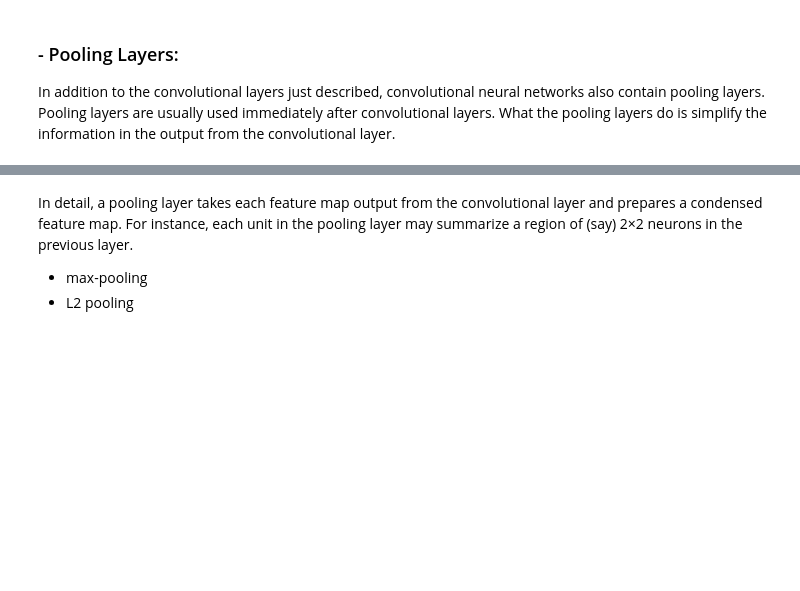
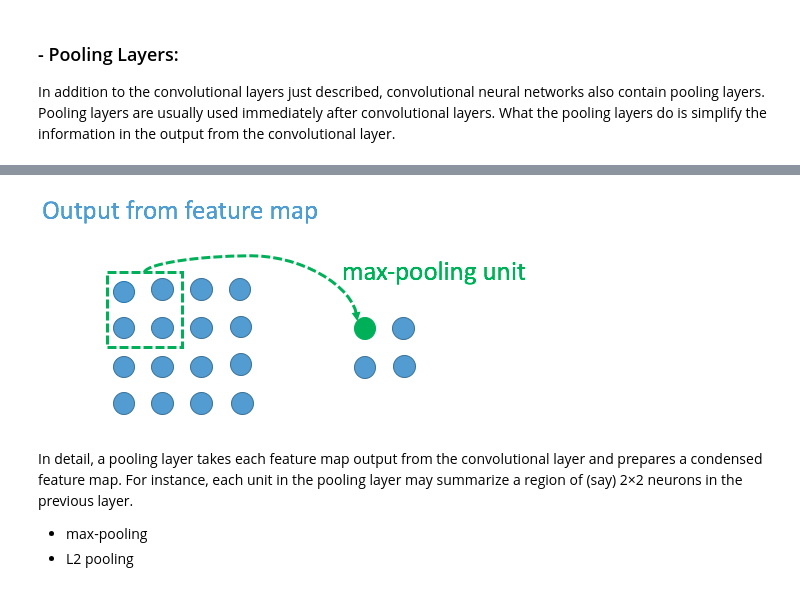
Before and after one commit to cloudandbigdatalab/Big-Data-Machine-Learning-Doc, a Jupyter notebook: Raw/Ali/CNN_tf.ipynb, the cells around one changed output, grey strips where cells are left out. Cells and saved outputs as stored; diff of their text form; code cells hidden in the pictures; blank space fills up the shorter version.

```diff
--- a/Raw/Ali/CNN_tf.ipynb
+++ b/Raw/Ali/CNN_tf.ipynb
@@ -93,6 +108,11 @@ The network structure I've described so far can detect just a single kind of loc
 In addition to the convolutional layers just described, convolutional neural networks also contain pooling layers. Pooling layers are usually used immediately after convolutional layers. What the pooling layers do is simplify the information in the output from the convolutional layer.
 # %% [markdown]
 ![eximage](http://localhost:7777/files/Big-Data-Machine-Learning-Doc/Raw/Ali/pic/Pooling.png)
+# %%
+from IPython.display import Image, display
+display(Image(filename='pic/Pooling.png'))
+# %% [output]
+[figure, added]
 # %% [markdown]
 In detail, a pooling layer takes each feature map output from the convolutional layer and prepares a condensed feature map. For instance, each unit in the pooling layer may summarize a region of (say) 2×2 neurons in the previous layer.
 - max-pooling
```
Also changed, not shown: parts of 16 cells of this notebook.
